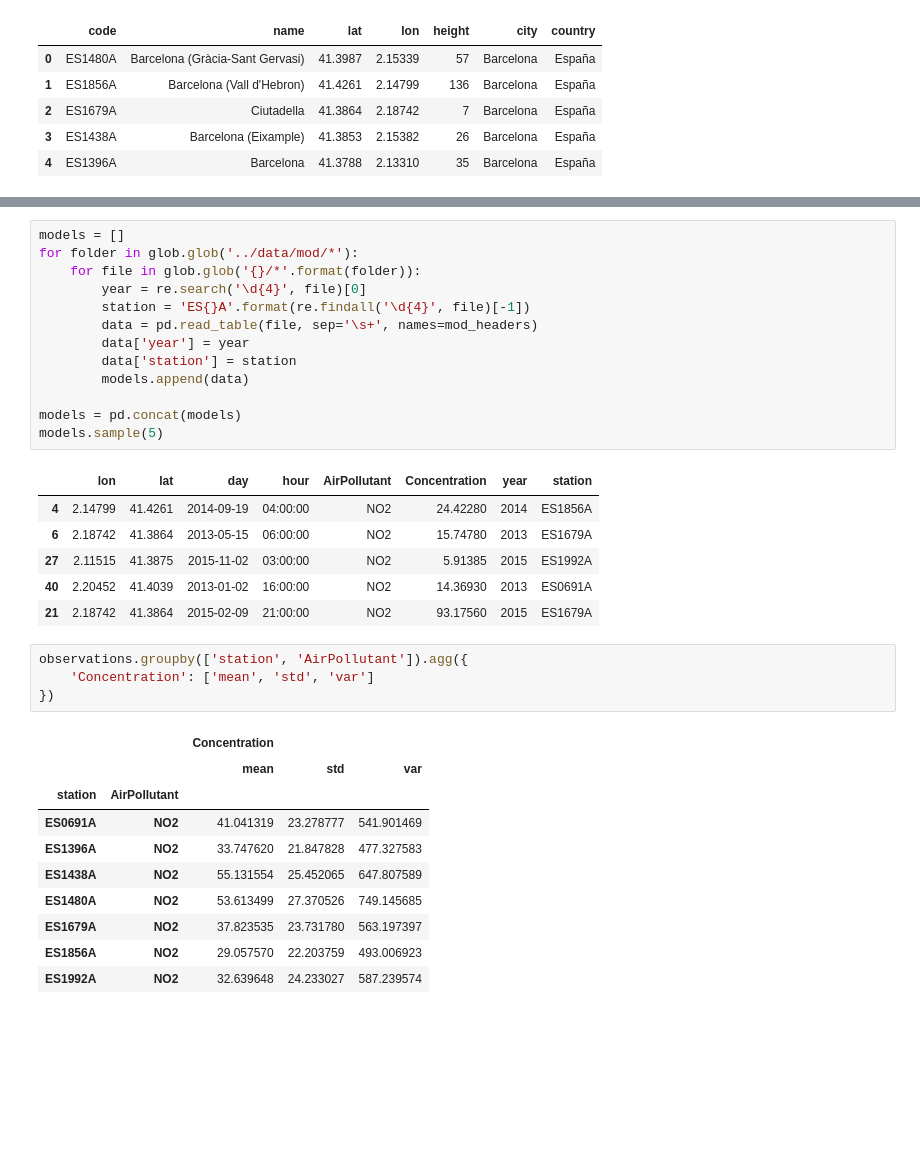
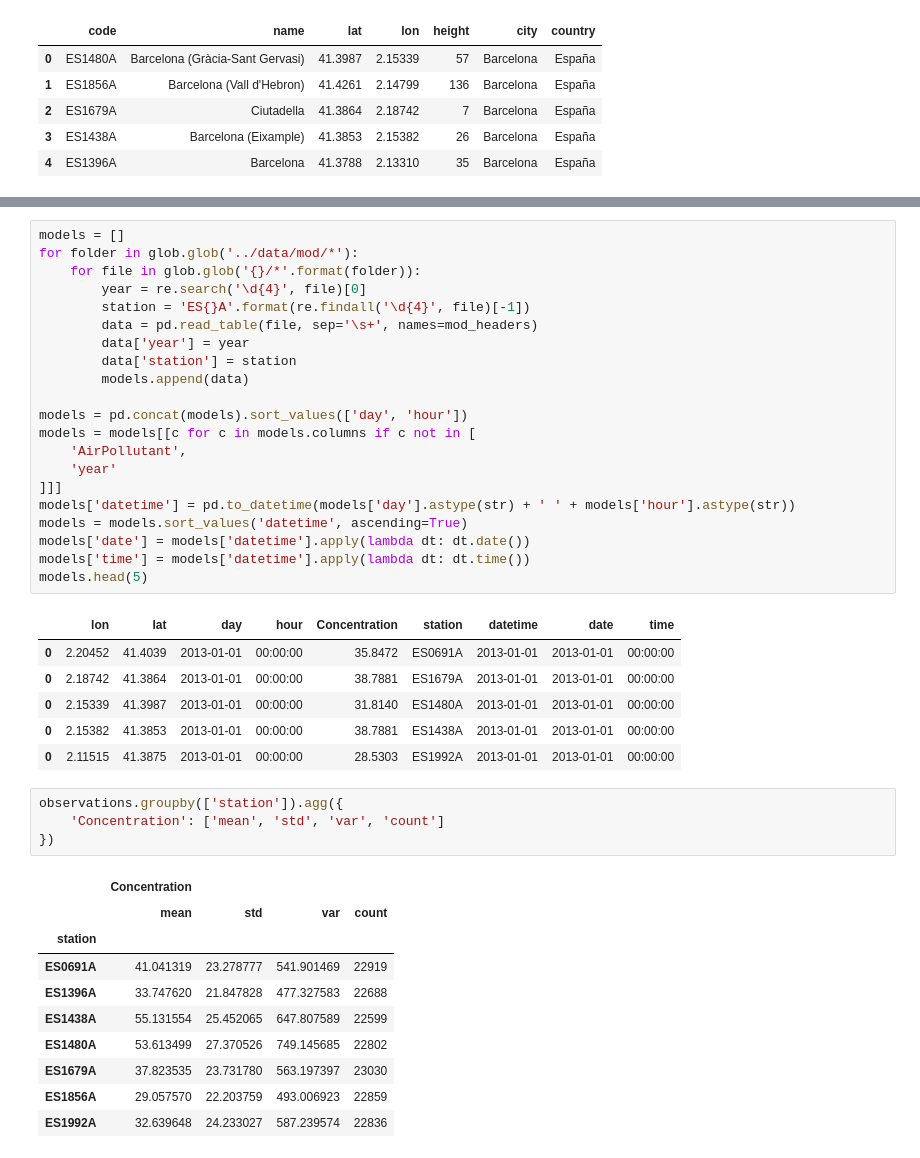
Before and after one commit to javiermas/BCNAirQualityDatathon, a Jupyter notebook: notebooks/Jonas_1.ipynb, the cells around one changed output, grey strips where cells are left out. Drawn from its saved outputs; the diff is of its cells as text; blank space fills up the shorter version.

```diff
--- a/notebooks/Jonas_1.ipynb
+++ b/notebooks/Jonas_1.ipynb
@@ -63,38 +86,46 @@ observations.sample(5)
 # %%
 models = []
 for folder in glob.glob('../data/mod/*'):
     for file in glob.glob('{}/*'.format(folder)):
         year = re.search('\d{4}', file)[0]
         station = 'ES{}A'.format(re.findall('\d{4}', file)[-1])
         data = pd.read_table(file, sep='\s+', names=mod_headers)
         data['year'] = year
         data['station'] = station
         models.append(data)
 
-models = pd.concat(models)
-models.sample(5)
+models = pd.concat(models).sort_values(['day', 'hour'])
+models = models[[c for c in models.columns if c not in [
+    'AirPollutant',
+    'year'
+]]]
+models['datetime'] = pd.to_datetime(models['day'].astype(str) + ' ' + models['hour'].astype(str))
+models = models.sort_values('datetime', ascending=True)
+models['date'] = models['datetime'].apply(lambda dt: dt.date())
+models['time'] = models['datetime'].apply(lambda dt: dt.time())
+models.head(5)
 # %% [output]
-|  | lon | lat | day | hour | AirPollutant | Concentration | year | station |
-| 4 | 2.14799 | 41.4261 | 2014-09-19 | 04:00:00 | NO2 | 24.42280 | 2014 | ES1856A |
-| 6 | 2.18742 | 41.3864 | 2013-05-15 | 06:00:00 | NO2 | 15.74780 | 2013 | ES1679A |
-| 27 | 2.11515 | 41.3875 | 2015-11-02 | 03:00:00 | NO2 | 5.91385 | 2015 | ES1992A |
-| 40 | 2.20452 | 41.4039 | 2013-01-02 | 16:00:00 | NO2 | 14.36930 | 2013 | ES0691A |
-| 21 | 2.18742 | 41.3864 | 2015-02-09 | 21:00:00 | NO2 | 93.17560 | 2015 | ES1679A |
+|  | lon | lat | day | hour | Concentration | station | datetime | date | time |
+| 0 | 2.20452 | 41.4039 | 2013-01-01 | 00:00:00 | 35.8472 | ES0691A | 2013-01-01 | 2013-01-01 | 00:00:00 |
+| 0 | 2.18742 | 41.3864 | 2013-01-01 | 00:00:00 | 38.7881 | ES1679A | 2013-01-01 | 2013-01-01 | 00:00:00 |
+| 0 | 2.15339 | 41.3987 | 2013-01-01 | 00:00:00 | 31.8140 | ES1480A | 2013-01-01 | 2013-01-01 | 00:00:00 |
+| 0 | 2.15382 | 41.3853 | 2013-01-01 | 00:00:00 | 38.7881 | ES1438A | 2013-01-01 | 2013-01-01 | 00:00:00 |
+| 0 | 2.11515 | 41.3875 | 2013-01-01 | 00:00:00 | 28.5303 | ES1992A | 2013-01-01 | 2013-01-01 | 00:00:00 |
 # %%
-observations.groupby(['station', 'AirPollutant']).agg({
-    'Concentration': ['mean', 'std', 'var']
+observations.groupby(['station']).agg({
+    'Concentration': ['mean', 'std', 'var', 'count']
 })
 # %% [output]
-|  |  | Concentration |  |  |
-|  |  | mean | std | var |
-| station | AirPollutant |  |  |  |
-| ES0691A | NO2 | 41.041319 | 23.278777 | 541.901469 |
-| ES1396A | NO2 | 33.747620 | 21.847828 | 477.327583 |
-| ES1438A | NO2 | 55.131554 | 25.452065 | 647.807589 |
-| ES1480A | NO2 | 53.613499 | 27.370526 | 749.145685 |
-| ES1679A | NO2 | 37.823535 | 23.731780 | 563.197397 |
-| ES1856A | NO2 | 29.057570 | 22.203759 | 493.006923 |
-| ES1992A | NO2 | 32.639648 | 24.233027 | 587.239574 |
+|  | Concentration |  |  |  |
+|  | mean | std | var | count |
+| station |  |  |  |  |
+| ES0691A | 41.041319 | 23.278777 | 541.901469 | 22919 |
+| ES1396A | 33.747620 | 21.847828 | 477.327583 | 22688 |
+| ES1438A | 55.131554 | 25.452065 | 647.807589 | 22599 |
+| ES1480A | 53.613499 | 27.370526 | 749.145685 | 22802 |
+| ES1679A | 37.823535 | 23.731780 | 563.197397 | 23030 |
+| ES1856A | 29.057570 | 22.203759 | 493.006923 | 22859 |
+| ES1992A | 32.639648 | 24.233027 | 587.239574 | 22836 |
 # %%
 for s in observations['station'].unique():
     plt.figure(figsize=(20, 4))
```
Also changed, not shown: parts of 2 cells of this notebook.
